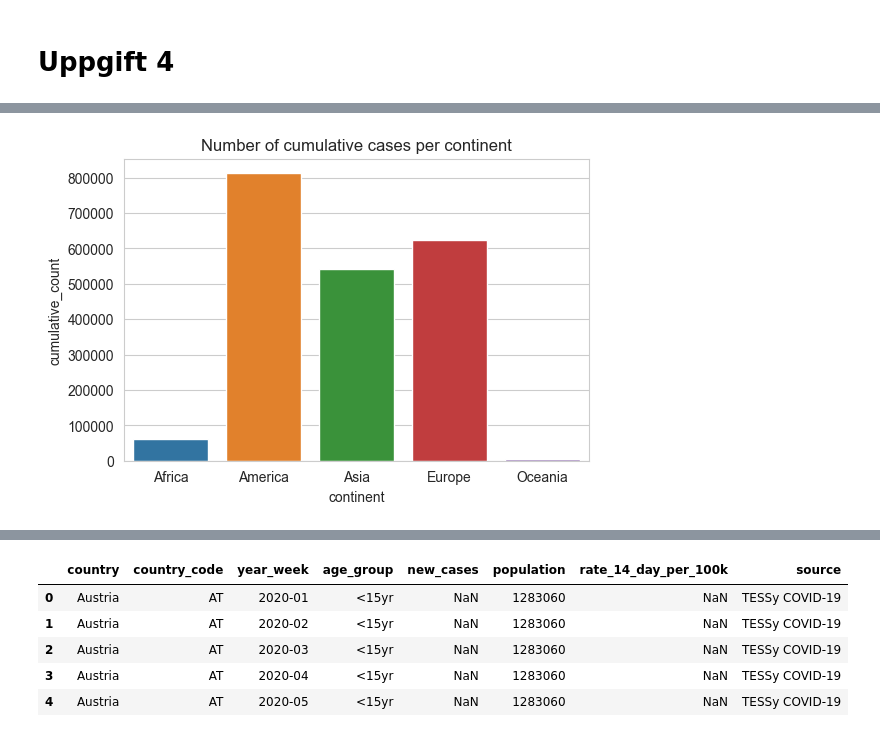
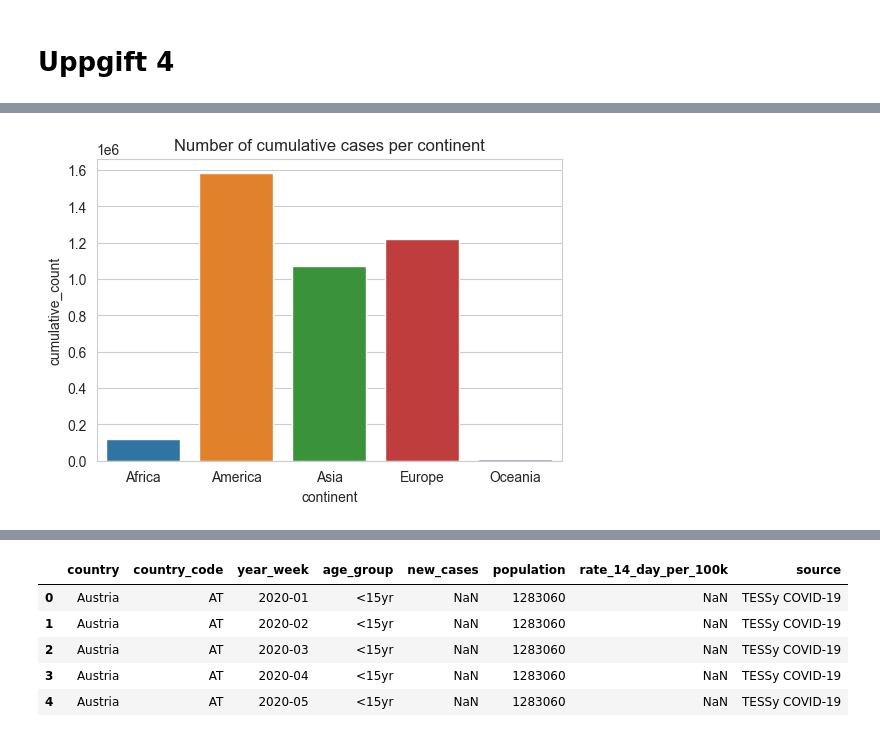
Before and after one commit to AmalDerbali/Databehandling_AmalDerbali, a Jupyter notebook: Lab/Covid_labb.ipynb, the cells around one changed output, grey strips where cells are left out. Drawn from its saved outputs; the diff is of its cells as text; code cells hidden in the pictures.

```diff
--- a/Lab/Covid_labb.ipynb
+++ b/Lab/Covid_labb.ipynb
@@ -638,0 +640,4 @@ world_cont
+# %%
+#get just the number of cases by filtering bsed on the column 'indicator'.
+world_cases = world_data[world_data["indicator"] == "cases"].reset_index(drop=True)
+world_cases
@@ -638,0 +658,4 @@ world_cont
+# %%
+#reorder counts by continent
+world_cases_cont = world_cases.groupby("continent").mean().reset_index()
+world_cases_cont
@@ -639,6 +669,7 @@ world_cont
 # %%
+#plot cumulative cases per continent
 plt.figure(dpi=100)
-fig = sns.barplot(data=world_cont, x="continent", y="cumulative_count").set(title="Number of cumulative cases per continent")
+fig = sns.barplot(data=world_cases_cont, x="continent", y="cumulative_count").set(title="Number of cumulative cases per continent")
 plt.savefig("visualiseringar/Uppgift4_Cumulative cases per continent.png")
 # %% [output]
-[figure, old version]
+[figure, new version]
```
Also changed, not shown: parts of 23 cells of this notebook.
